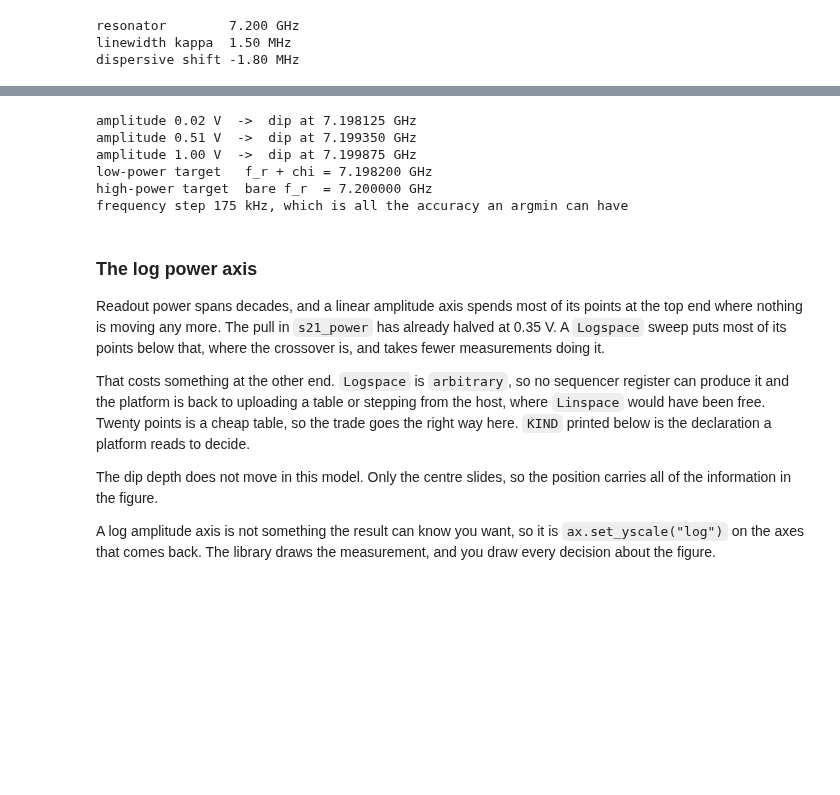
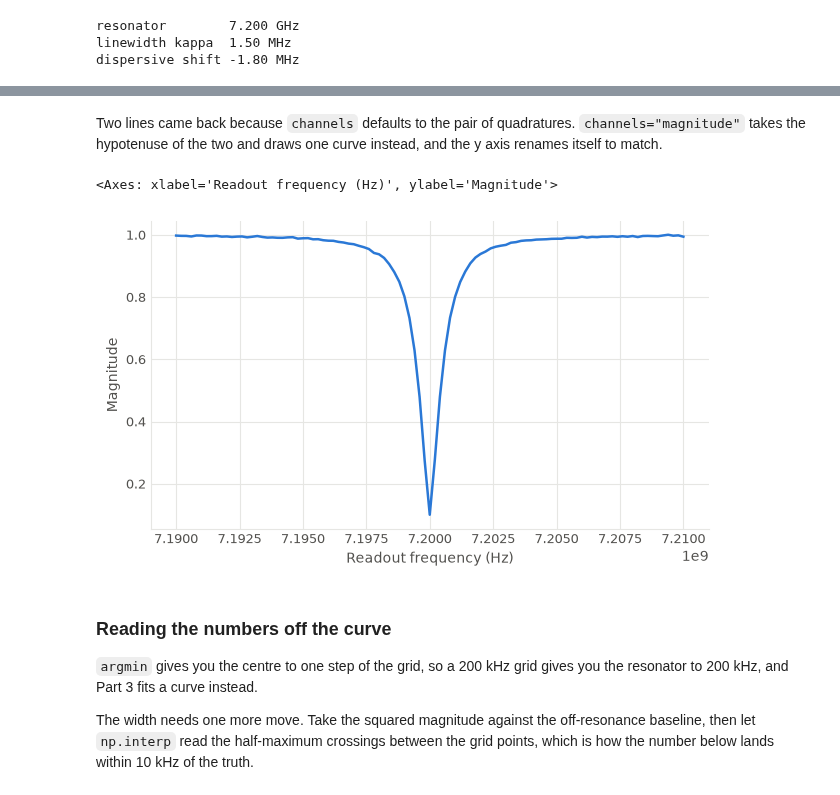
Before and after one commit to qilimanjaro-tech/ieee-qce26-qprogram-tutorial, a Jupyter notebook: notebooks/02_sweeps_and_results.ipynb, the cells around one changed output, grey strips where cells are left out. Cells and saved outputs as stored; diff of their text form; code cells hidden in the pictures; blank space fills up the shorter version.

```diff
--- a/notebooks/02_sweeps_and_results.ipynb
+++ b/notebooks/02_sweeps_and_results.ipynb
@@ -580,30 +602,14 @@ dims: ('ro_amp', 'ro_freq', 'IQ') shape: (25, 41, 2) (outermost sweep first)
+# %% [markdown]
+Two lines came back because `channels` defaults to the pair of quadratures. `channels="magnitude"` takes the hypotenuse of the two and draws one curve instead, and the y axis renames itself to match.
 # %%
-punch_mag = np.abs(punch_iq.sel(IQ="I") + 1j * punch_iq.sel(IQ="Q")).values
-amps = punch_iq.coords["ro_amp"].values
-scan_freqs = punch_iq.coords["ro_freq"].values
-dip_per_amp = scan_freqs[punch_mag.argmin(axis=1)]
-
-for k in (0, 12, 24):
-    print(f"amplitude {amps[k]:.2f} V  ->  dip at {dip_per_amp[k] / 1e9:.6f} GHz")
-print(f"low-power target   f_r + chi = {(DEVICE['q0_fr'] + DEVICE['q0_chi']) / 1e9:.6f} GHz")
-print(f"high-power target  bare f_r  = {DEVICE['q0_fr'] / 1e9:.6f} GHz")
-print(f"frequency step {(scan_freqs[1] - scan_freqs[0]) / 1e3:.0f} kHz,"
-      " which is all the accuracy an argmin can have")
+result.plot(m_spec, channels="magnitude")
 # %% [output]
-amplitude 0.02 V  ->  dip at 7.198125 GHz
-amplitude 0.51 V  ->  dip at 7.199350 GHz
-amplitude 1.00 V  ->  dip at 7.199875 GHz
-low-power target   f_r + chi = 7.198200 GHz
-high-power target  bare f_r  = 7.200000 GHz
-frequency step 175 kHz, which is all the accuracy an argmin can have
+<Axes: xlabel='Readout frequency (Hz)', ylabel='Magnitude'>
+[figure, added]
 # %% [markdown]
-### The log power axis
+### Reading the numbers off the curve
 
-Readout power spans decades, and a linear amplitude axis spends most of its points at the top end where nothing is moving any more. The pull in `s21_power` has already halved at 0.35 V. A `Logspace` sweep puts most of its points below that, where the crossover is, and takes fewer measurements doing it.
+`argmin` gives you the centre to one step of the grid, so a 200 kHz grid gives you the resonator to 200 kHz, and Part 3 fits a curve instead.
 
-That costs something at the other end. `Logspace` is `arbitrary`, so no sequencer register can produce it and the platform is back to uploading a table or stepping from the host, where `Linspace` would have been free. Twenty points is a cheap table, so the trade goes the right way here. `KIND` printed below is the declaration a platform reads to decide.
-
-The dip depth does not move in this model. Only the centre slides, so the position carries all of the information in the figure.
-
-A log amplitude axis is not something the result can know you want, so it is `ax.set_yscale("log")` on the axes that comes back. The library draws the measurement, and you draw every decision about the figure.
+The width needs one more move. Take the squared magnitude against the off-resonance baseline, then let `np.interp` read the half-maximum crossings between the grid points, which is how the number below lands within 10 kHz of the truth.
 # %%
```
Also changed, not shown: parts of 99 cells of this notebook, 15 other files.
